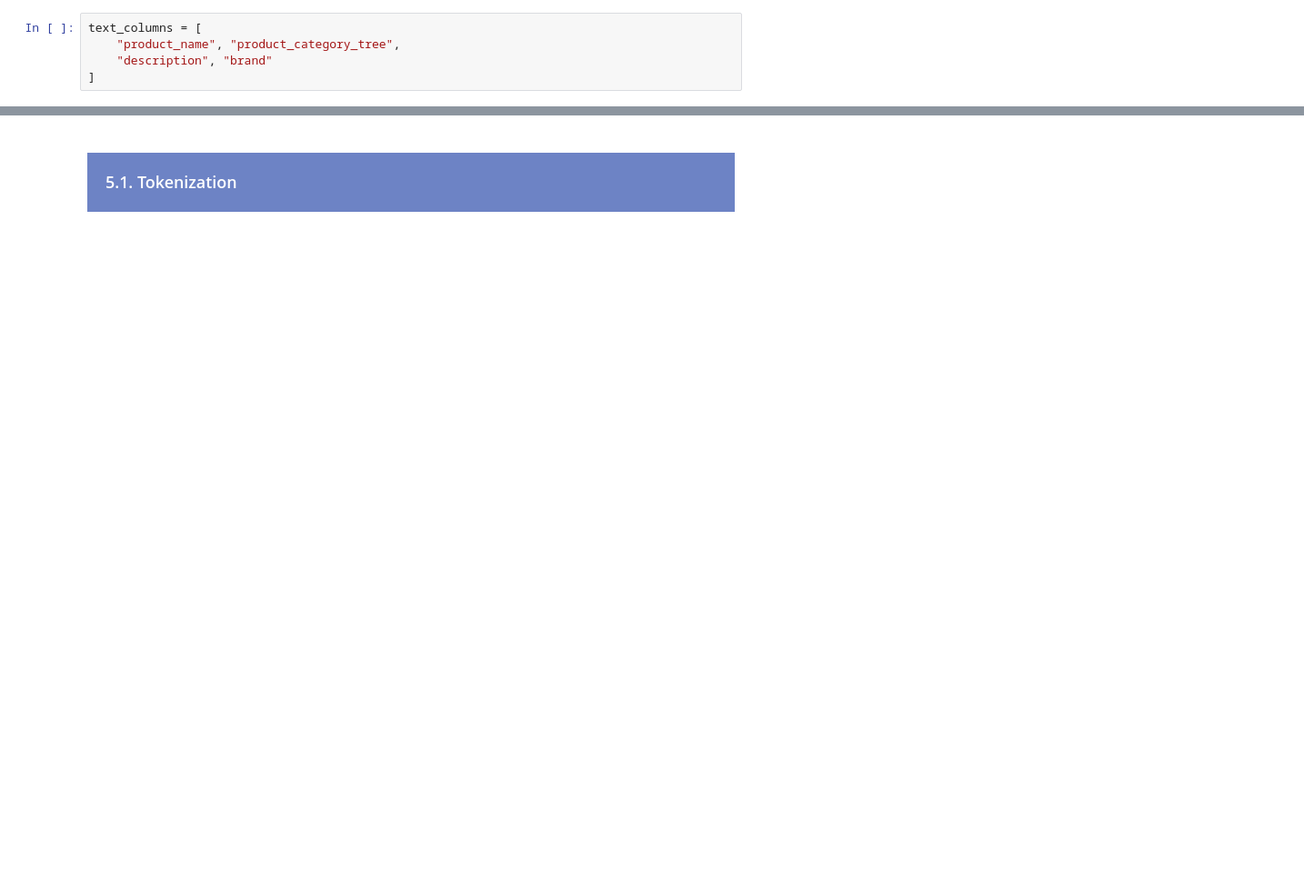
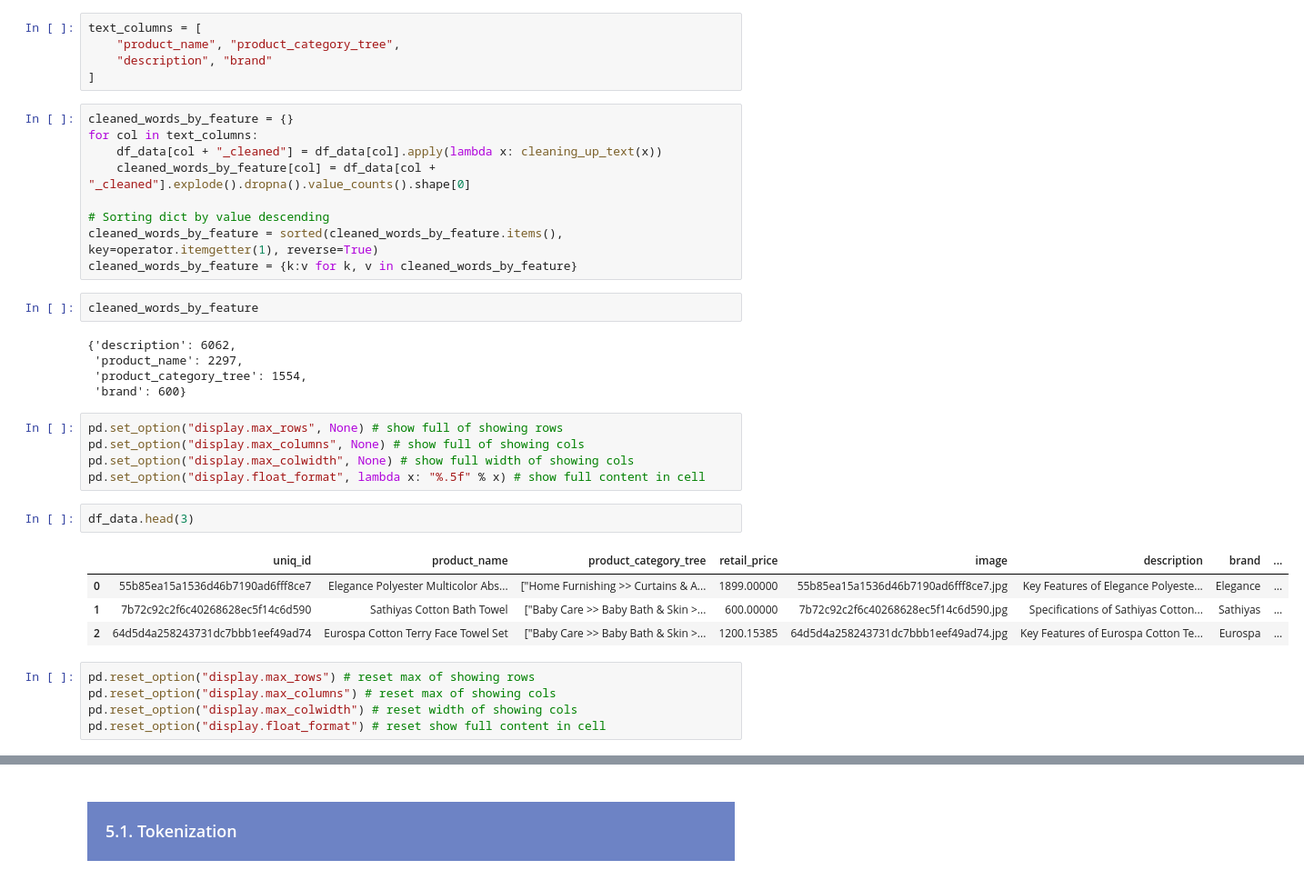
Before and after one commit to samirhinojosa/OC-P6-automatically-classify-consumer-goods, a Jupyter notebook: text_analysis_notebook.ipynb, the cells around one changed output, grey strips where cells are left out. Shown: that part at 91% size. Saved outputs shown, nothing was run; the diff lists cells and outputs as text; blank space fills up the shorter version.

```diff
--- a/text_analysis_notebook.ipynb
+++ b/text_analysis_notebook.ipynb
@@ -515,3 +566,36 @@ text_columns = [
     "product_name", "product_category_tree",
     "description", "brand"
 ]
+# %%
+cleaned_words_by_feature = {}
+for col in text_columns:
+    df_data[col + "_cleaned"] = df_data[col].apply(lambda x: cleaning_up_text(x))
+    cleaned_words_by_feature[col] = df_data[col + "_cleaned"].explode().dropna().value_counts().shape[0]
+
+# Sorting dict by value descending
+cleaned_words_by_feature = sorted(cleaned_words_by_feature.items(), key=operator.itemgetter(1), reverse=True)
+cleaned_words_by_feature = {k:v for k, v in cleaned_words_by_feature}
+# %%
+cleaned_words_by_feature
+# %% [output]
+{'description': 6062,
+ 'product_name': 2297,
+ 'product_category_tree': 1554,
+ 'brand': 600}
+# %%
+pd.set_option("display.max_rows", None) # show full of showing rows
+pd.set_option("display.max_columns", None) # show full of showing cols
+pd.set_option("display.max_colwidth", None) # show full width of showing cols
+pd.set_option("display.float_format", lambda x: "%.5f" % x) # show full content in cell
+# %%
+df_data.head(3)
+# %% [output]
+|  | uniq_id | product_name | product_category_tree | retail_price | image | description | brand | ... |
+| 0 | 55b85ea15a1536d46b7190ad6fff8ce7 | Elegance Polyester Multicolor Abs... | ["Home Furnishing >> Curtains & A... | 1899.00000 | 55b85ea15a1536d46b7190ad6fff8ce7.jpg | Key Features of Elegance Polyeste... | Elegance | ... |
+| 1 | 7b72c92c2f6c40268628ec5f14c6d590 | Sathiyas Cotton Bath Towel | ["Baby Care >> Baby Bath & Skin >... | 600.00000 | 7b72c92c2f6c40268628ec5f14c6d590.jpg | Specifications of Sathiyas Cotton... | Sathiyas | ... |
+| 2 | 64d5d4a258243731dc7bbb1eef49ad74 | Eurospa Cotton Terry Face Towel Set | ["Baby Care >> Baby Bath & Skin >... | 1200.15385 | 64d5d4a258243731dc7bbb1eef49ad74.jpg | Key Features of Eurospa Cotton Te... | Eurospa | ... |
+# %%
+pd.reset_option("display.max_rows") # reset max of showing rows
+pd.reset_option("display.max_columns") # reset max of showing cols
+pd.reset_option("display.max_colwidth") # reset width of showing cols
+pd.reset_option("display.float_format") # reset show full content in cell
```
Also changed, not shown: parts of 20 cells of this notebook, 2 other files.
